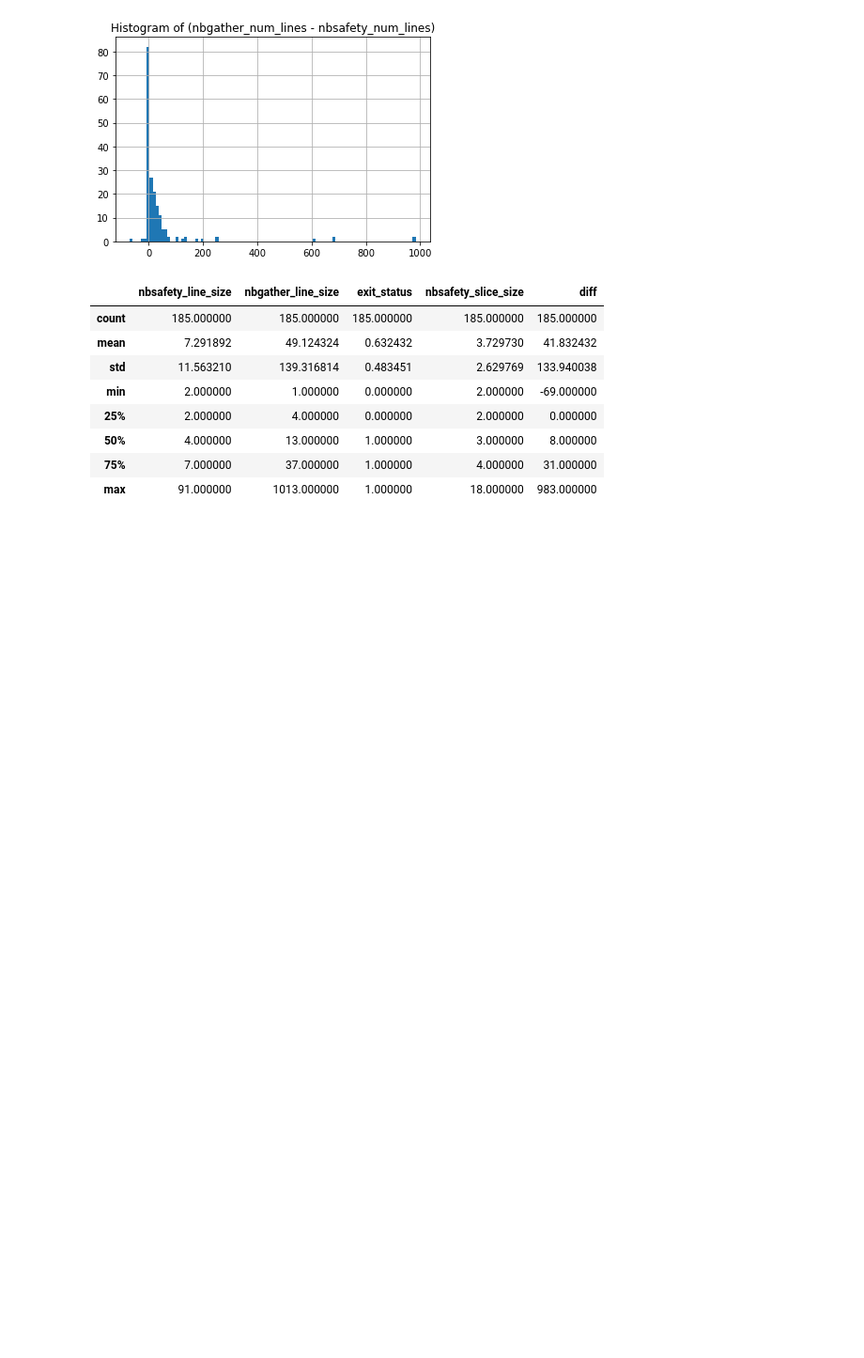
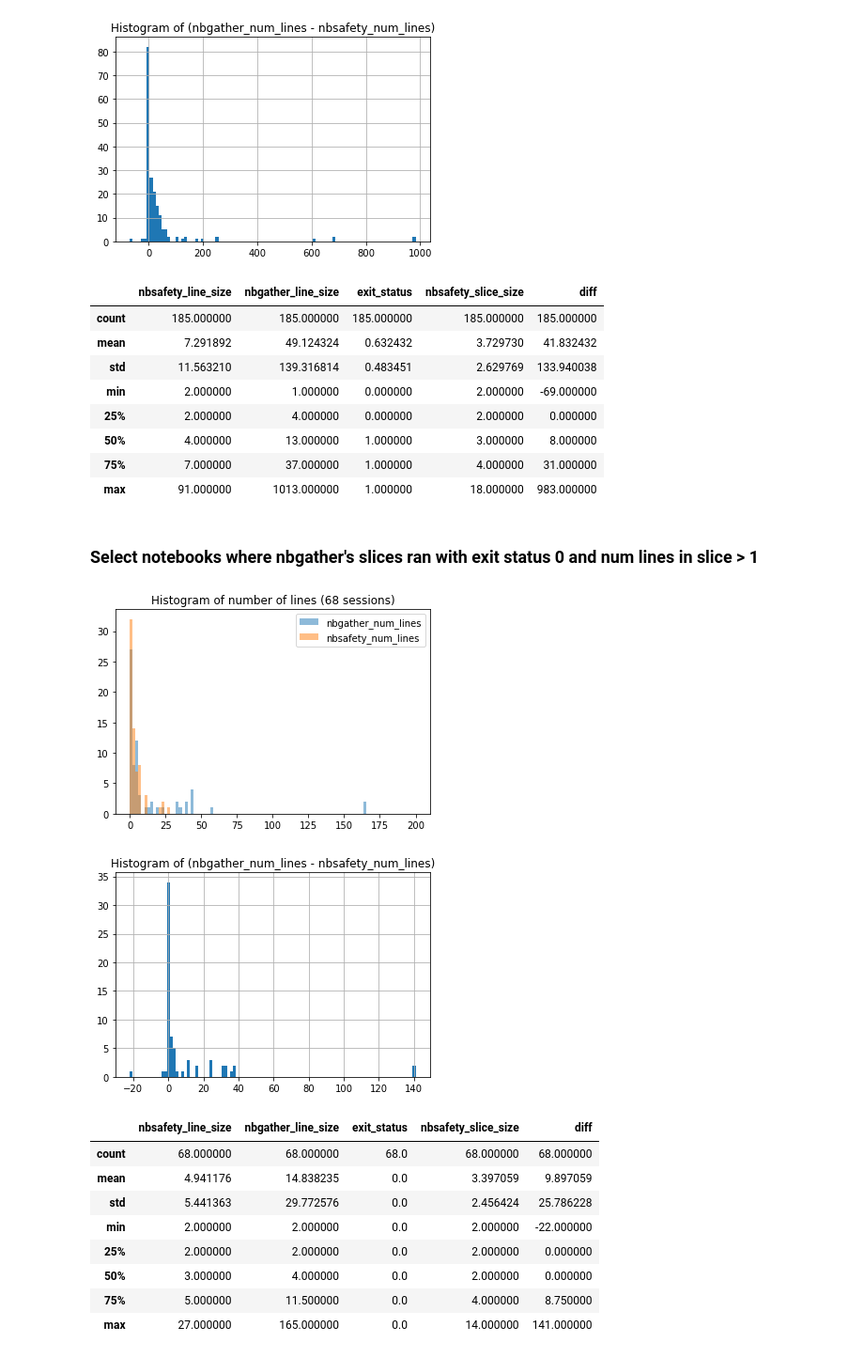
Before and after one commit to shreyashankar/nbsafety-experiments, a Jupyter notebook: notebooks/compare.ipynb, the cells around one changed output. Shown at 94% size. Cells and saved outputs as stored; diff of their text form; code cells hidden in the pictures; blank space fills up the shorter version.

```diff
--- a/notebooks/compare.ipynb
+++ b/notebooks/compare.ipynb
@@ -168,3 +166,22 @@ large_slice_df.describe()
 | 50% | 4.000000 | 13.000000 | 1.000000 | 3.000000 | 8.000000 |
 | 75% | 7.000000 | 37.000000 | 1.000000 | 4.000000 | 31.000000 |
 | max | 91.000000 | 1013.000000 | 1.000000 | 18.000000 | 983.000000 |
+# %% [markdown]
+### Select notebooks where nbgather's slices ran with exit status 0 and num lines in slice > 1
+# %%
+large_slice_successful_run_df = full_df[(full_df['nbsafety_slice_size'] > 1) & (full_df['exit_status'] == 0)].reset_index(drop=True)
+plot_num_lines_histogram(large_slice_successful_run_df)
+plot_line_diff_histogram(large_slice_successful_run_df)
+large_slice_successful_run_df.describe()
+# %% [output]
+[figure, added]
+[figure, added]
+|  | nbsafety_line_size | nbgather_line_size | exit_status | nbsafety_slice_size | diff |
+| count | 68.000000 | 68.000000 | 68.0 | 68.000000 | 68.000000 |
+| mean | 4.941176 | 14.838235 | 0.0 | 3.397059 | 9.897059 |
+| std | 5.441363 | 29.772576 | 0.0 | 2.456424 | 25.786228 |
+| min | 2.000000 | 2.000000 | 0.0 | 2.000000 | -22.000000 |
+| 25% | 2.000000 | 2.000000 | 0.0 | 2.000000 | 0.000000 |
+| 50% | 3.000000 | 4.000000 | 0.0 | 2.000000 | 0.000000 |
+| 75% | 5.000000 | 11.500000 | 0.0 | 4.000000 | 8.750000 |
+| max | 27.000000 | 165.000000 | 0.0 | 14.000000 | 141.000000 |
```
Also changed, not shown: parts of 1 cell of this notebook.
